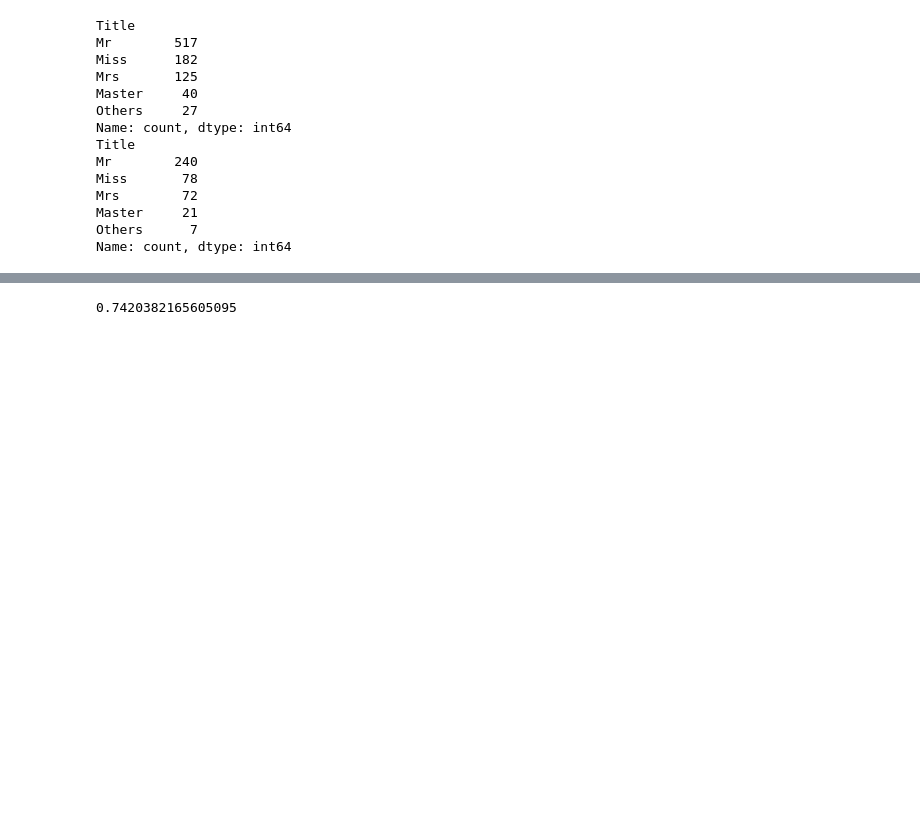
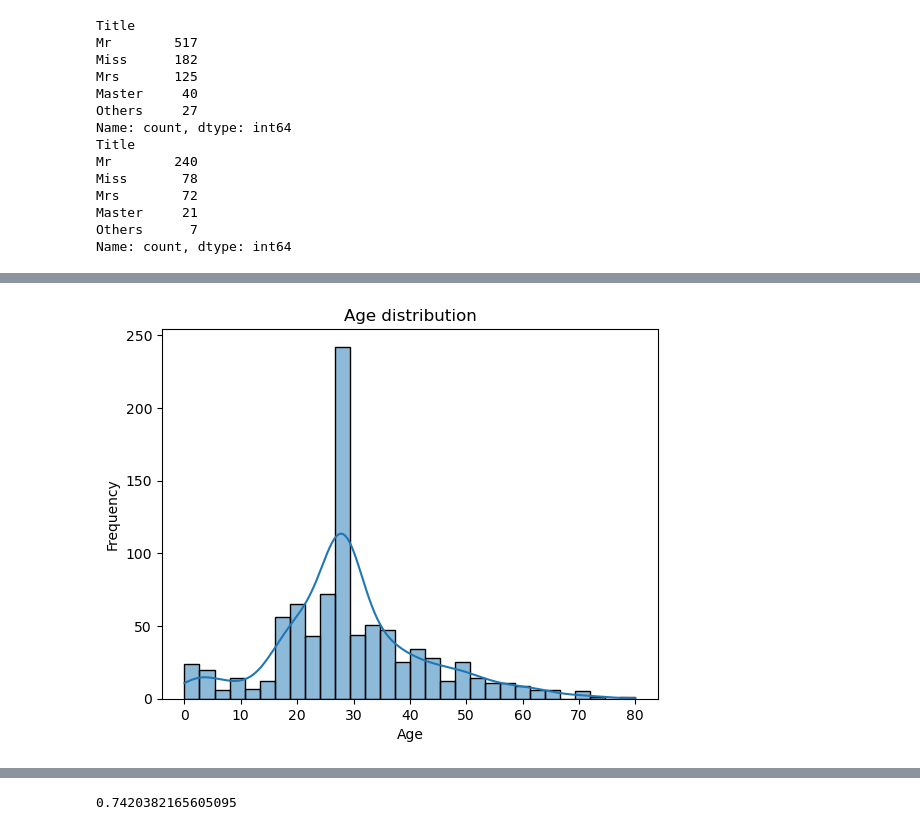
Before and after one commit to joelbullich-upf/Titanic, a Jupyter notebook: notebooks/titanic-analysis.ipynb, the cells around one changed output, grey strips where cells are left out. Drawn from its saved outputs; the diff is of its cells as text; code cells hidden in the pictures; blank space fills up the shorter version.

```diff
--- a/notebooks/titanic-analysis.ipynb
+++ b/notebooks/titanic-analysis.ipynb
@@ -213,7 +215,8 @@ for dataset in datasets:
     dataset["Embarked"].fillna(dataset["Embarked"].mode()[0],inplace=True)
 
 columns_to_drop=["Cabin","Ticket","PassengerId"]
-df_train.drop(columns=columns_to_drop,axis=1,inplace=True)
+for dataset in datasets:
+    dataset.drop(columns=columns_to_drop,axis=1,inplace=True)
 
 print("Columns with missing values in TRAIN dataset: ")
 print(df_train.isnull().sum())
@@ -343,0 +366,10 @@ As both columns 'SibSp' and 'Parch' indicate
+# %%
+#take a look at how 'Age' is distributed
+
+sns.histplot(df_train['Age'],kde=True, bins=30)
+plt.title("Age distribution")
+plt.xlabel("Age")
+plt.ylabel("Frequency")
+plt.show()
+# %% [output]
+[figure, added]
```
Also changed, not shown: parts of 22 cells of this notebook.
